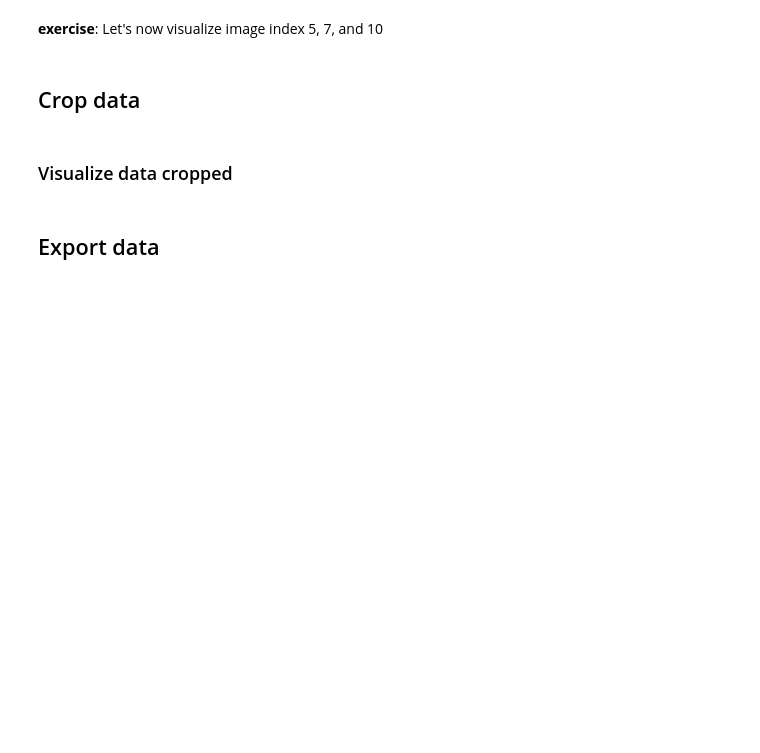
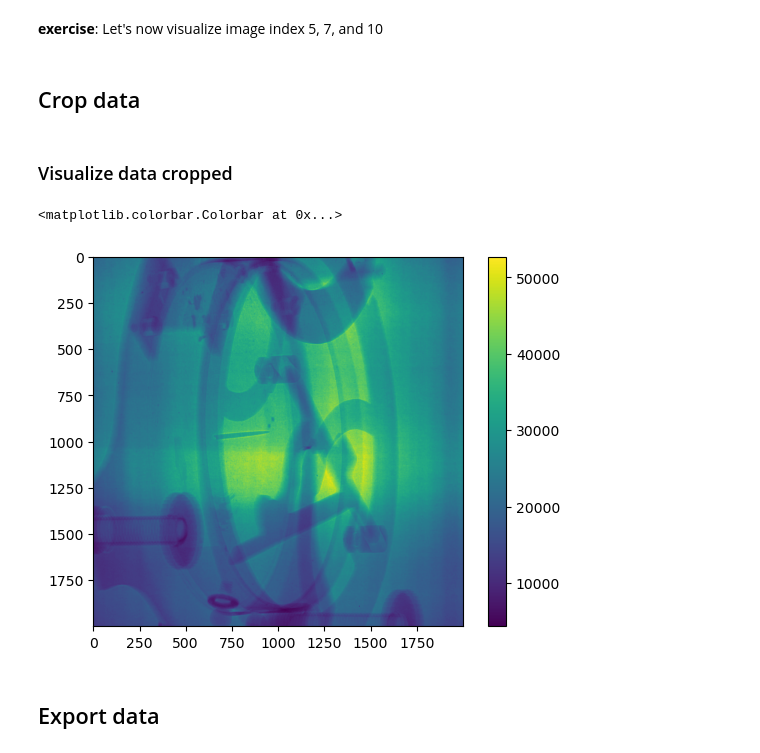
Before and after one commit to zjmorgan/nxs-computational-tutorial, a Jupyter notebook: tutorial1/exercises/1. notebook_without_widgets_example2.ipynb, the cells around one changed output. Saved outputs shown, nothing was run; the diff lists cells and outputs as text; code cells hidden in the pictures; blank space fills up the shorter version.

```diff
--- a/tutorial1/exercises/1. notebook_without_widgets_example2.ipynb
+++ b/tutorial1/exercises/1. notebook_without_widgets_example2.ipynb
@@ -18,9 +18,9 @@ import matplotlib.pyplot as plt
 # %% [markdown]
 ## Input data folder
 # %%
-data_folder = "./data/example1"
+data_folder = "./data/example2"
 # %% [markdown]
 ### List files to load
 # %%
-list_files = glob.glob(os.path.join(data_folder, "*.tiff"))
+list_files = glob.glob(os.path.join(data_folder, "*.tif"))
 print(f"list_files= {list_files}")
@@ -55,8 +60,11 @@ for _image in images:
 ### Visualize data cropped
 # %%
 plt.figure(1)
-plt.imshow(images_cropped[8])
+plt.imshow(images_cropped[4])
 plt.colorbar()
+# %% [output]
+<matplotlib.colorbar.Colorbar at 0x...>
+[figure, added]
 # %% [markdown]
 ## Export data
 # %%
```
Also changed, not shown: parts of 2 cells of this notebook, 11 other files.
